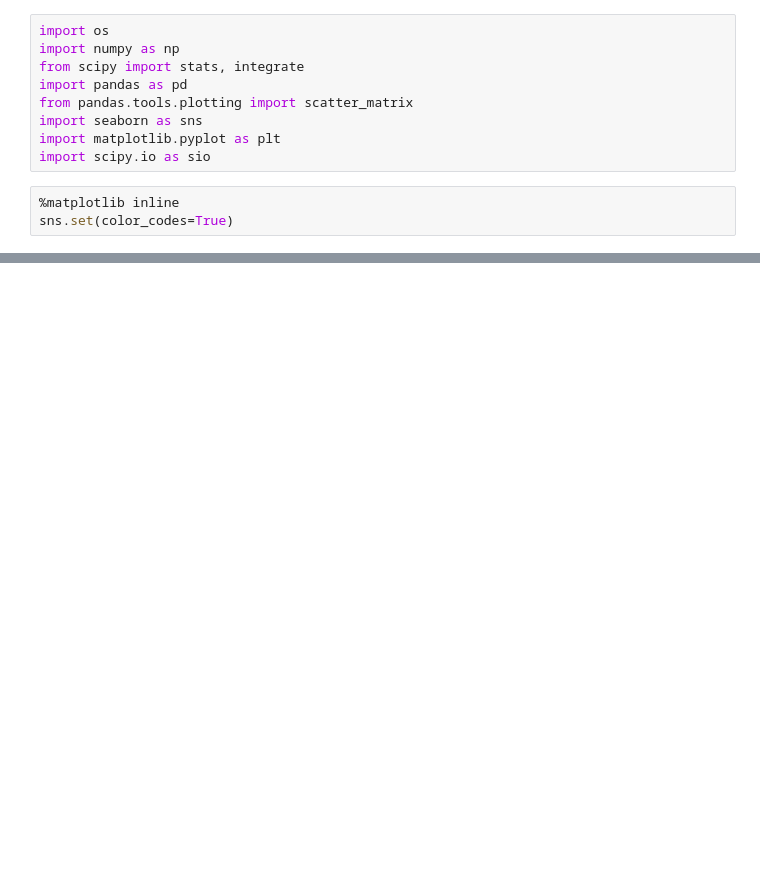
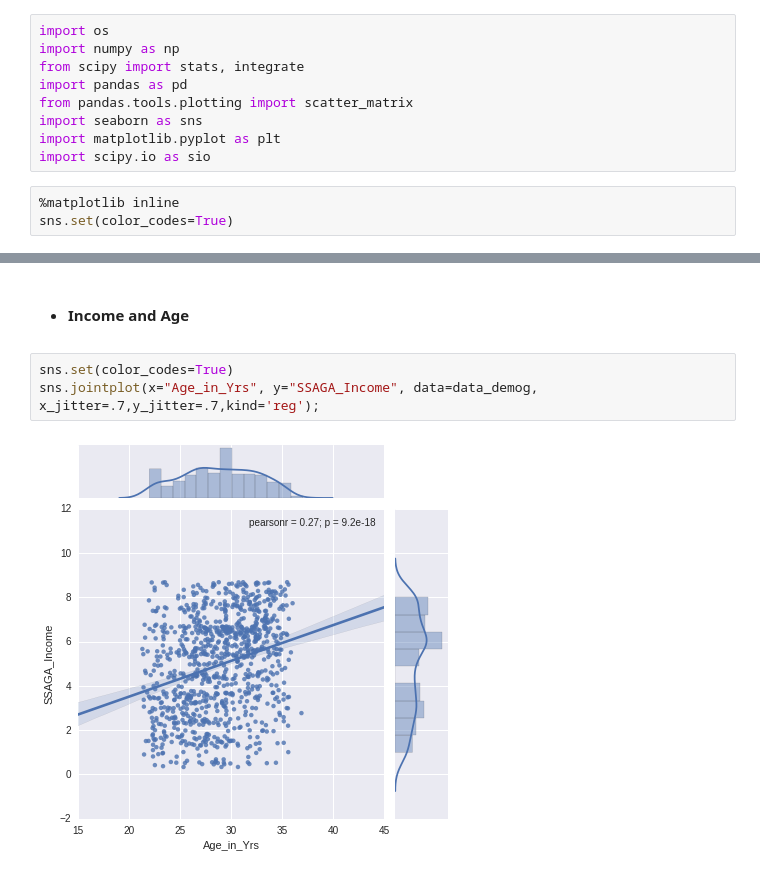
Before and after one commit to SIMEXP/hcp, a Jupyter notebook: HCP_pheno-corr_language-Copy1.ipynb, the cells around one changed output, grey strips where cells are left out. Saved outputs shown, nothing was run; the diff lists cells and outputs as text; blank space fills up the shorter version.

```diff
--- a/HCP_pheno-corr_language-Copy1.ipynb
+++ b/HCP_pheno-corr_language-Copy1.ipynb
@@ -127,0 +103,7 @@ Name: FD, dtype: object
+# %% [markdown]
+- ####  Income and Age
+# %%
+sns.set(color_codes=True)
+sns.jointplot(x="Age_in_Yrs", y="SSAGA_Income", data=data_demog, x_jitter=.7,y_jitter=.7,kind='reg');
+# %% [output]
+[figure, added]
```
Also changed, not shown: parts of 38 cells of this notebook.
